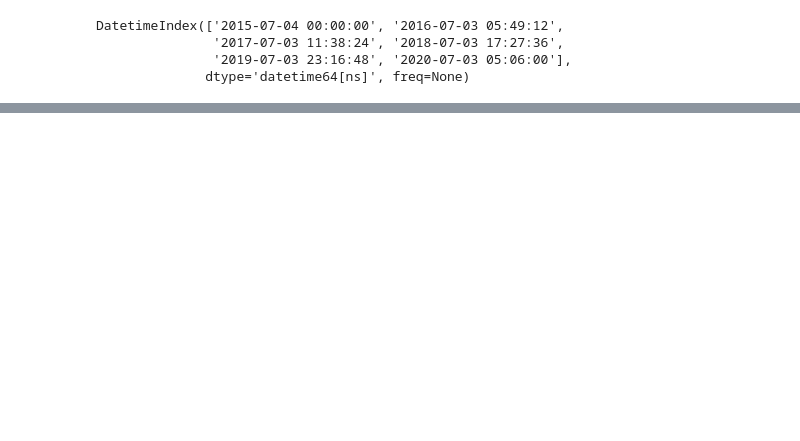
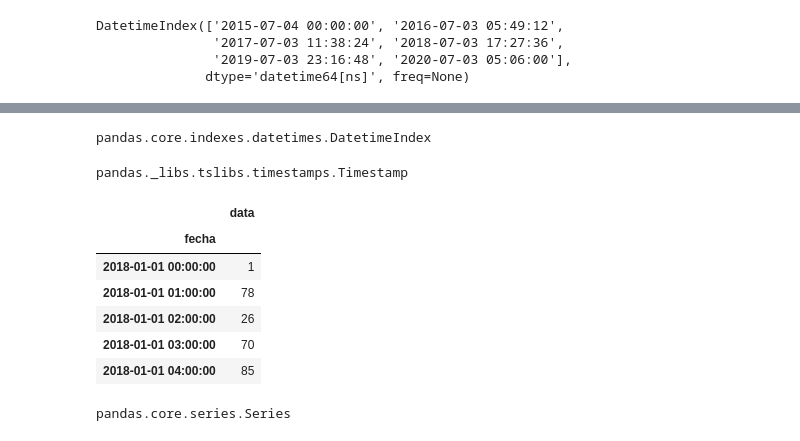
Before and after one commit to flambuth/PYTHON, a Jupyter notebook: time-series.ipynb, the cells around one changed output, grey strips where cells are left out. Drawn from its saved outputs; the diff is of its cells as text; code cells hidden in the pictures; blank space fills up the shorter version.

Commit message:
saving my notes on time series

```diff
--- a/time-series.ipynb
+++ b/time-series.ipynb
@@ -205,0 +321,2 @@ Timestamp('2015-07-06 00:00:00')
+# %%
+date_rng = pd.date_range(start='1/1/2018', end='1/08/2018', freq='H')
@@ -205,0 +334,26 @@ Timestamp('2015-07-06 00:00:00')
+# %%
+type(date_rng)
+# %% [output]
+pandas.core.indexes.datetimes.DatetimeIndex
+# %%
+type(date_rng[1])
+# %% [output]
+pandas._libs.tslibs.timestamps.Timestamp
+# %%
+df = pd.DataFrame(date_rng, columns=['fecha'])
+# %%
+df['data'] = np.random.randint(0,100, size=(len(date_rng)))
+# %%
+df.head()
+# %% [output]
+|  | data |
+| fecha |  |
+| 2018-01-01 00:00:00 | 1 |
+| 2018-01-01 01:00:00 | 78 |
+| 2018-01-01 02:00:00 | 26 |
+| 2018-01-01 03:00:00 | 70 |
+| 2018-01-01 04:00:00 | 85 |
+# %%
+type(df.fecha)
+# %% [output]
+pandas.core.series.Series
```
Also changed, not shown: parts of 38 cells of this notebook.
